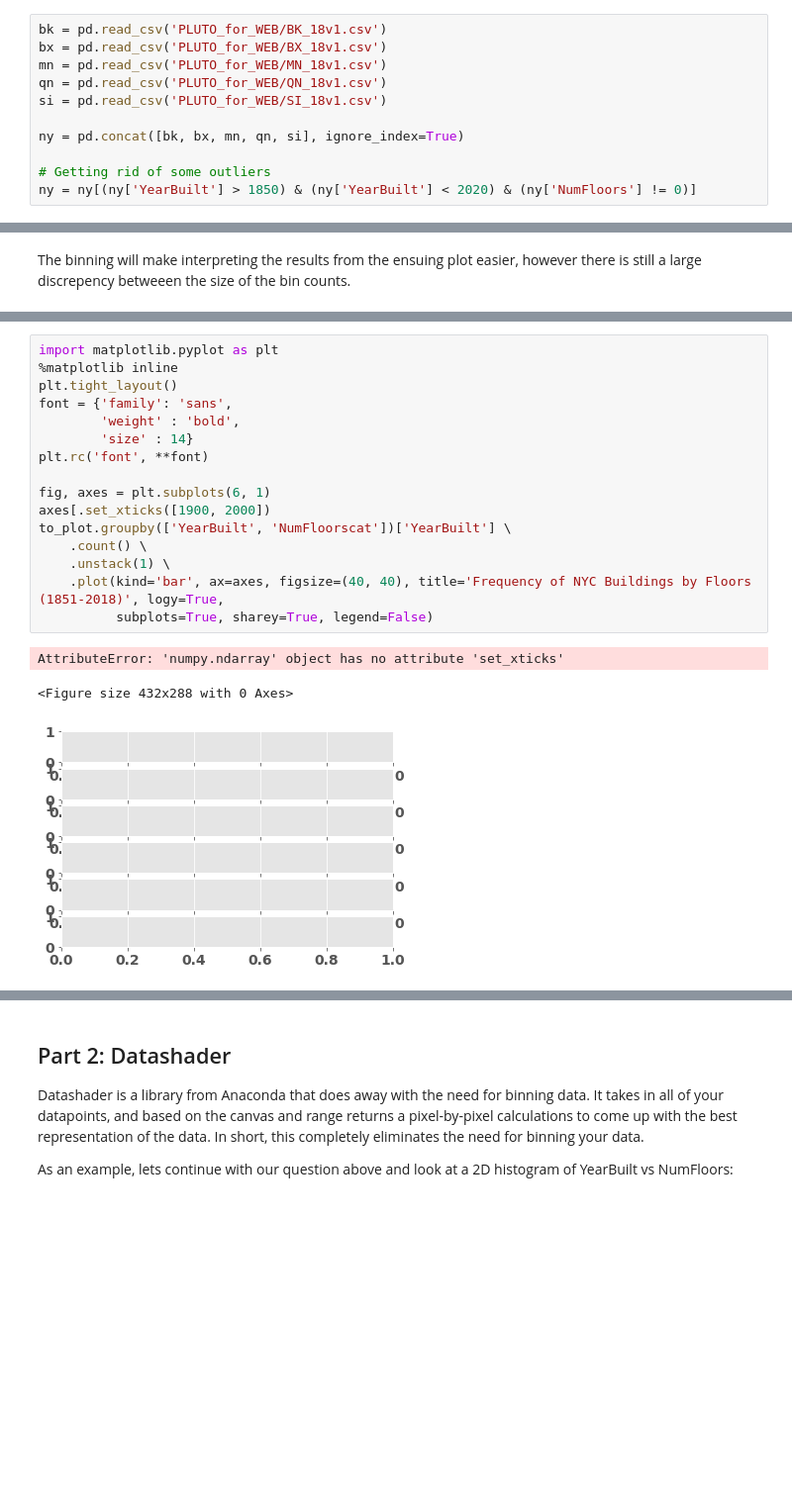
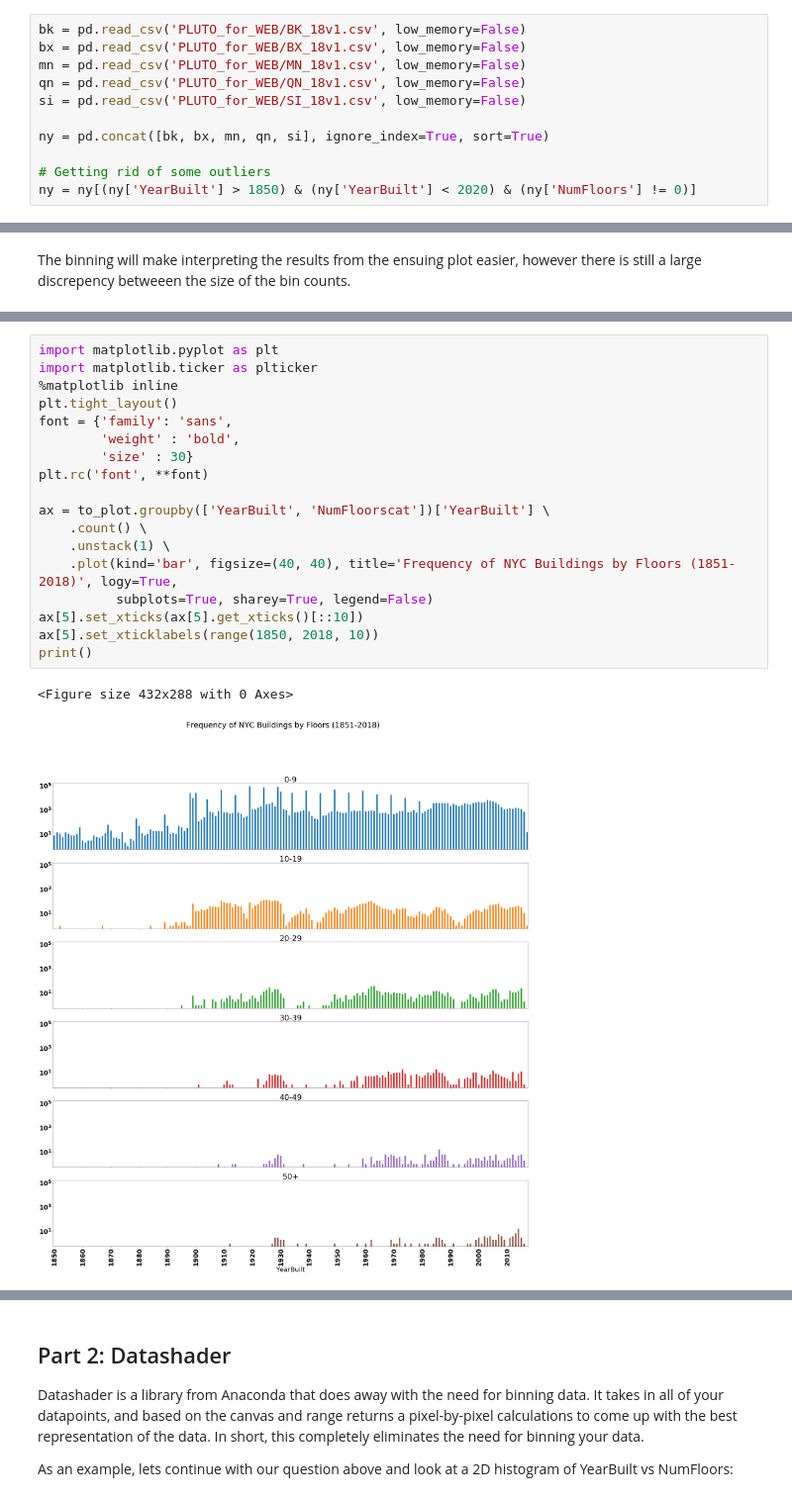
Before and after one commit to brian-cuny/608module1, a Jupyter notebook: module2/Module2.ipynb, the cells around one changed output, grey strips where cells are left out. Shown at 99% size. Saved outputs shown, nothing was run; the diff lists cells and outputs as text; blank space fills up the shorter version.

```diff
--- a/module2/Module2.ipynb
+++ b/module2/Module2.ipynb
@@ -35,13 +35,13 @@ To demonstrate these concepts we'll be looking at the PLUTO dataset put out by N
 
 PLUTO data can be downloaded from [here](https://www1.nyc.gov/site/planning/data-maps/open-data/dwn-pluto-mappluto.page). Unzip them to the same directory as this notebook, and you should be able to read them in using this (or very similar) code. Also take note of the data dictionary, it'll come in handy for this assignment.
 # %%
-bk = pd.read_csv('PLUTO_for_WEB/BK_18v1.csv')
-bx = pd.read_csv('PLUTO_for_WEB/BX_18v1.csv')
-mn = pd.read_csv('PLUTO_for_WEB/MN_18v1.csv')
-qn = pd.read_csv('PLUTO_for_WEB/QN_18v1.csv')
-si = pd.read_csv('PLUTO_for_WEB/SI_18v1.csv')
+bk = pd.read_csv('PLUTO_for_WEB/BK_18v1.csv', low_memory=False)
+bx = pd.read_csv('PLUTO_for_WEB/BX_18v1.csv', low_memory=False)
+mn = pd.read_csv('PLUTO_for_WEB/MN_18v1.csv', low_memory=False)
+qn = pd.read_csv('PLUTO_for_WEB/QN_18v1.csv', low_memory=False)
+si = pd.read_csv('PLUTO_for_WEB/SI_18v1.csv', low_memory=False)
 
-ny = pd.concat([bk, bx, mn, qn, si], ignore_index=True)
+ny = pd.concat([bk, bx, mn, qn, si], ignore_index=True, sort=True)
 
 # Getting rid of some outliers
 ny = ny[(ny['YearBuilt'] > 1850) & (ny['YearBuilt'] < 2020) & (ny['NumFloors'] != 0)]
@@ -224,20 +192,21 @@ to_plot.groupby(['YearBuilt', 'NumFloorscat'])['YearBuilt'] \
 # %%
 import matplotlib.pyplot as plt
+import matplotlib.ticker as plticker
 %matplotlib inline
 plt.tight_layout()
 font = {'family': 'sans',
         'weight' : 'bold',
-        'size' : 14}
+        'size' : 30}
 plt.rc('font', **font)
 
-fig, axes = plt.subplots(6, 1)
-axes[.set_xticks([1900, 2000])
-to_plot.groupby(['YearBuilt', 'NumFloorscat'])['YearBuilt'] \
+ax = to_plot.groupby(['YearBuilt', 'NumFloorscat'])['YearBuilt'] \
     .count() \
     .unstack(1) \
-    .plot(kind='bar', ax=axes, figsize=(40, 40), title='Frequency of NYC Buildings by Floors (1851-2018)', logy=True,
+    .plot(kind='bar', figsize=(40, 40), title='Frequency of NYC Buildings by Floors (1851-2018)', logy=True,
           subplots=True, sharey=True, legend=False)
+ax[5].set_xticks(ax[5].get_xticks()[::10])
+ax[5].set_xticklabels(range(1850, 2018, 10))
+print()
 # %% [output]
-AttributeError: 'numpy.ndarray' object has no attribute 'set_xticks'
+<Figure size 432x288 with 0 Axes>
-<Figure size 432x288 with 0 Axes>
-[figure, old version]
+[figure, new version]
```
Also changed, not shown: parts of 17 cells of this notebook.
